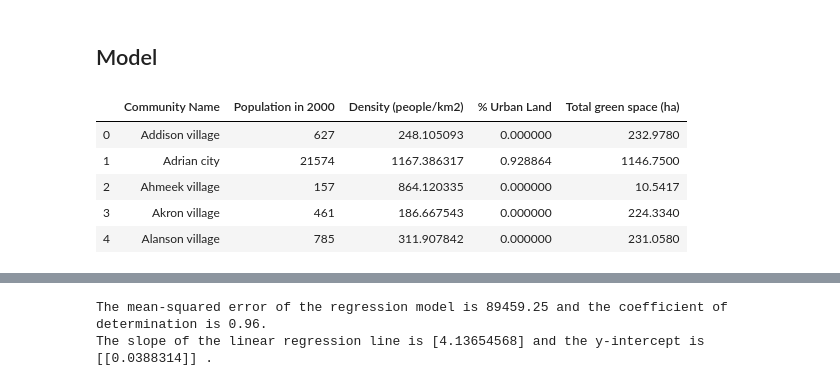
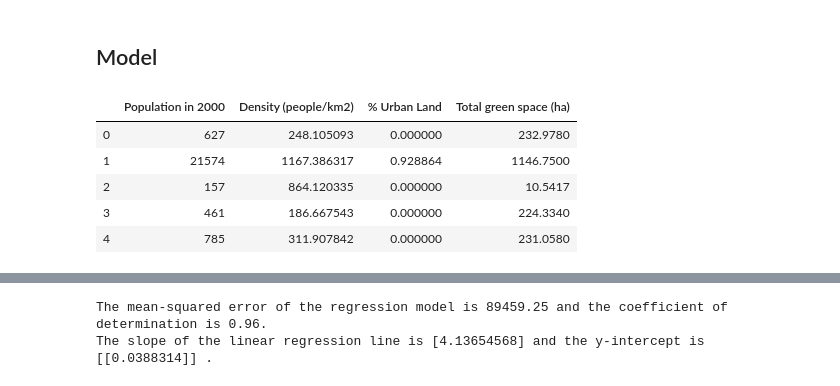
Before and after one commit to mcint199/Environmental-1, a Jupyter notebook: Env1_ForestCanopyResilience_FinalProject.ipynb, the cells around one changed output, grey strips where cells are left out. Cells and saved outputs as stored; diff of their text form; code cells hidden in the pictures.

```diff
--- a/Env1_ForestCanopyResilience_FinalProject.ipynb
+++ b/Env1_ForestCanopyResilience_FinalProject.ipynb
@@ -137,15 +137,15 @@ The data above is from a paper where biomass is evaluated for different areas of
 # %% [markdown]
 ## Model
 # %%
-community_evaluation = pd.concat([pop_and_urban_land["Community Name"],pop_and_urban_land["Population in 2000"],pop_and_urban_land["Density (people/km2)"],pop_and_urban_land["% Urban Land"],mi_canopy_data_by_community["Total green space (ha)"]], axis = 1)
+community_evaluation = pd.concat([pop_and_urban_land["Population in 2000"],pop_and_urban_land["Density (people/km2)"],pop_and_urban_land["% Urban Land"],mi_canopy_data_by_community["Total green space (ha)"]], axis = 1)
 community_evaluation.head()
 # %% [output]
-|  | Community Name | Population in 2000 | Density (people/km2) | % Urban Land | Total green space (ha) |
-| 0 | Addison village | 627 | 248.105093 | 0.000000 | 232.9780 |
-| 1 | Adrian city | 21574 | 1167.386317 | 0.928864 | 1146.7500 |
-| 2 | Ahmeek village | 157 | 864.120335 | 0.000000 | 10.5417 |
-| 3 | Akron village | 461 | 186.667543 | 0.000000 | 224.3340 |
-| 4 | Alanson village | 785 | 311.907842 | 0.000000 | 231.0580 |
+|  | Population in 2000 | Density (people/km2) | % Urban Land | Total green space (ha) |
+| 0 | 627 | 248.105093 | 0.000000 | 232.9780 |
+| 1 | 21574 | 1167.386317 | 0.928864 | 1146.7500 |
+| 2 | 157 | 864.120335 | 0.000000 | 10.5417 |
+| 3 | 461 | 186.667543 | 0.000000 | 224.3340 |
+| 4 | 785 | 311.907842 | 0.000000 | 231.0580 |
 # %%
 from sklearn.model_selection import train_test_split
 x_train, x_test, y_train, y_test = train_test_split(community_evaluation, community_assessment["Rating"], test_size=0.30)
```
Also changed, not shown: parts of 4 cells of this notebook.
